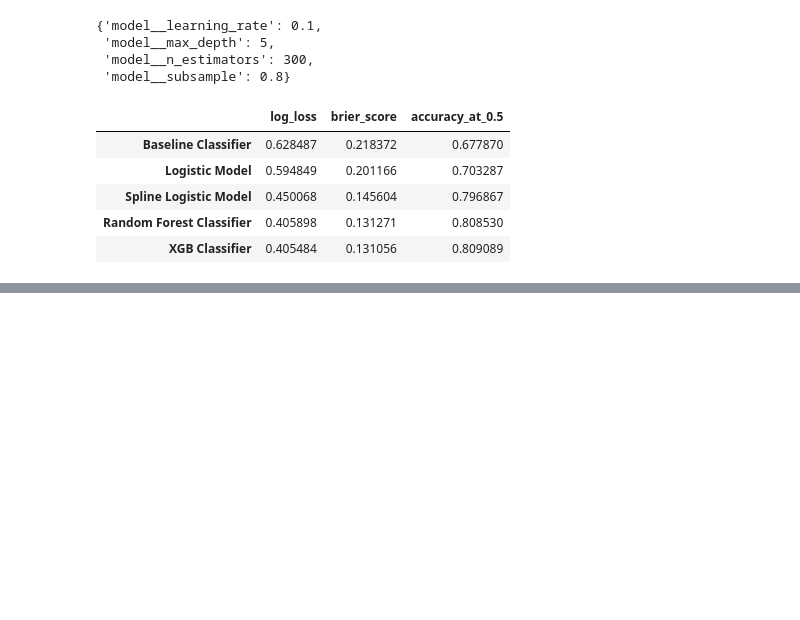
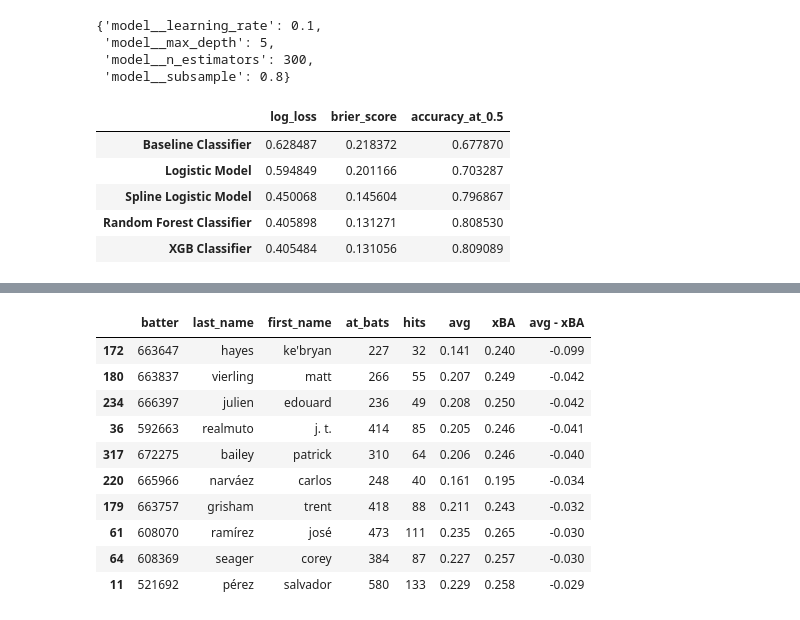
Before and after one commit to evanfroehlich/mlb_expected_stats_model, a Jupyter notebook: xBA_model.ipynb, the cells around one changed output, grey strips where cells are left out. Cells and saved outputs as stored; diff of their text form; code cells hidden in the pictures; blank space fills up the shorter version.

```diff
--- a/xBA_model.ipynb
+++ b/xBA_model.ipynb
@@ -344,0 +466,14 @@ metrics
+# %%
+batter_summary.loc[batter_summary['at_bats'] > 200].sort_values(by = 'avg - xBA').head(10)
+# %% [output]
+|  | batter | last_name | first_name | at_bats | hits | avg | xBA | avg - xBA |
+| 172 | 663647 | hayes | ke'bryan | 227 | 32 | 0.141 | 0.240 | -0.099 |
+| 180 | 663837 | vierling | matt | 266 | 55 | 0.207 | 0.249 | -0.042 |
+| 234 | 666397 | julien | edouard | 236 | 49 | 0.208 | 0.250 | -0.042 |
+| 36 | 592663 | realmuto | j. t. | 414 | 85 | 0.205 | 0.246 | -0.041 |
+| 317 | 672275 | bailey | patrick | 310 | 64 | 0.206 | 0.246 | -0.040 |
+| 220 | 665966 | narváez | carlos | 248 | 40 | 0.161 | 0.195 | -0.034 |
+| 179 | 663757 | grisham | trent | 418 | 88 | 0.211 | 0.243 | -0.032 |
+| 61 | 608070 | ramírez | josé | 473 | 111 | 0.235 | 0.265 | -0.030 |
+| 64 | 608369 | seager | corey | 384 | 87 | 0.227 | 0.257 | -0.030 |
+| 11 | 521692 | pérez | salvador | 580 | 133 | 0.229 | 0.258 | -0.029 |
```
Also changed, not shown: parts of 7 cells of this notebook.
